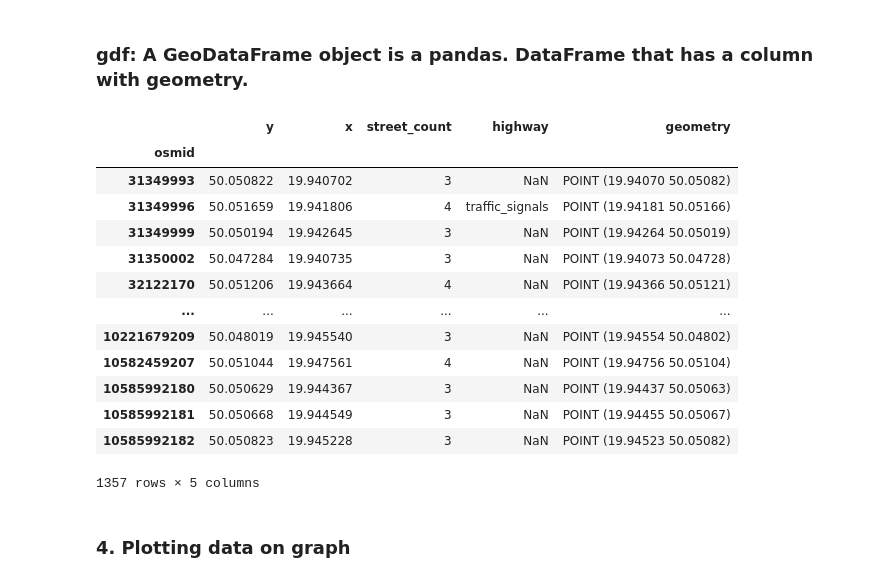
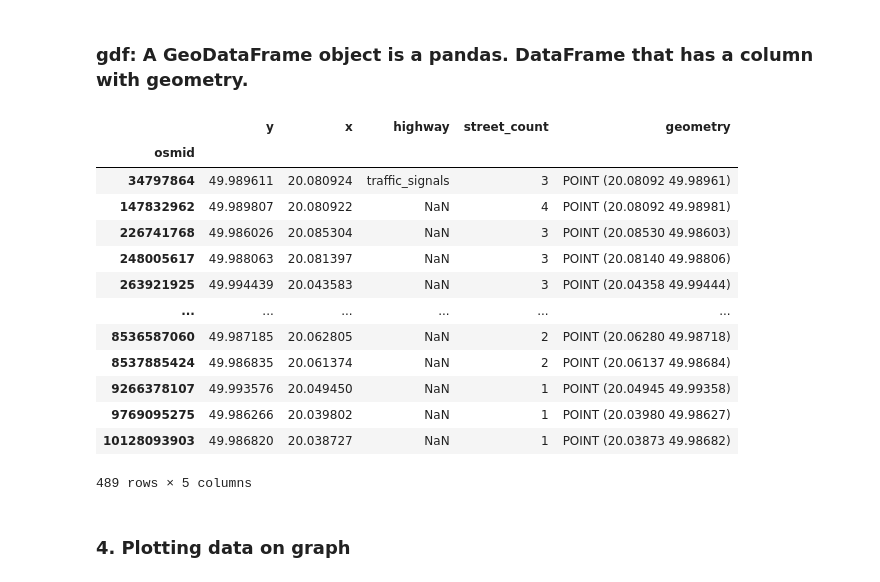
Before and after one commit to Farnoud-G/query_PT, a Jupyter notebook: Lab1_fg.ipynb, the cells around one changed output. Cells and saved outputs as stored; diff of their text form; code cells hidden in the pictures.

```diff
--- a/Lab1_fg.ipynb
+++ b/Lab1_fg.ipynb
@@ -83,23 +84,23 @@ G.get_edge_data(34797864, 147832962)
 # %% [markdown]
 ### gdf: A GeoDataFrame object is a pandas. DataFrame that has a column with geometry.
 # %%
-nodes, edges = ox.graph_to_gdfs(graph)
+nodes, edges = ox.graph_to_gdfs(G)
 nodes
 # %% [output]
-|  | y | x | street_count | highway | geometry |
+|  | y | x | highway | street_count | geometry |
 | osmid |  |  |  |  |  |
-| 31349993 | 50.050822 | 19.940702 | 3 | NaN | POINT (19.94070 50.05082) |
-| 31349996 | 50.051659 | 19.941806 | 4 | traffic_signals | POINT (19.94181 50.05166) |
-| 31349999 | 50.050194 | 19.942645 | 3 | NaN | POINT (19.94264 50.05019) |
-| 31350002 | 50.047284 | 19.940735 | 3 | NaN | POINT (19.94073 50.04728) |
-| 32122170 | 50.051206 | 19.943664 | 4 | NaN | POINT (19.94366 50.05121) |
+| 34797864 | 49.989611 | 20.080924 | traffic_signals | 3 | POINT (20.08092 49.98961) |
+| 147832962 | 49.989807 | 20.080922 | NaN | 4 | POINT (20.08092 49.98981) |
+| 226741768 | 49.986026 | 20.085304 | NaN | 3 | POINT (20.08530 49.98603) |
+| 248005617 | 49.988063 | 20.081397 | NaN | 3 | POINT (20.08140 49.98806) |
+| 263921925 | 49.994439 | 20.043583 | NaN | 3 | POINT (20.04358 49.99444) |
 | ... | ... | ... | ... | ... | ... |
-| 10221679209 | 50.048019 | 19.945540 | 3 | NaN | POINT (19.94554 50.04802) |
-| 10582459207 | 50.051044 | 19.947561 | 4 | NaN | POINT (19.94756 50.05104) |
-| 10585992180 | 50.050629 | 19.944367 | 3 | NaN | POINT (19.94437 50.05063) |
-| 10585992181 | 50.050668 | 19.944549 | 3 | NaN | POINT (19.94455 50.05067) |
-| 10585992182 | 50.050823 | 19.945228 | 3 | NaN | POINT (19.94523 50.05082) |
+| 8536587060 | 49.987185 | 20.062805 | NaN | 2 | POINT (20.06280 49.98718) |
+| 8537885424 | 49.986835 | 20.061374 | NaN | 2 | POINT (20.06137 49.98684) |
+| 9266378107 | 49.993576 | 20.049450 | NaN | 1 | POINT (20.04945 49.99358) |
+| 9769095275 | 49.986266 | 20.039802 | NaN | 1 | POINT (20.03980 49.98627) |
+| 10128093903 | 49.986820 | 20.038727 | NaN | 1 | POINT (20.03873 49.98682) |
-1357 rows × 5 columns
+489 rows × 5 columns
 # %% [markdown]
 ### 4. Plotting data on graph
 # %%
```
Also changed, not shown: parts of 9 cells of this notebook.
